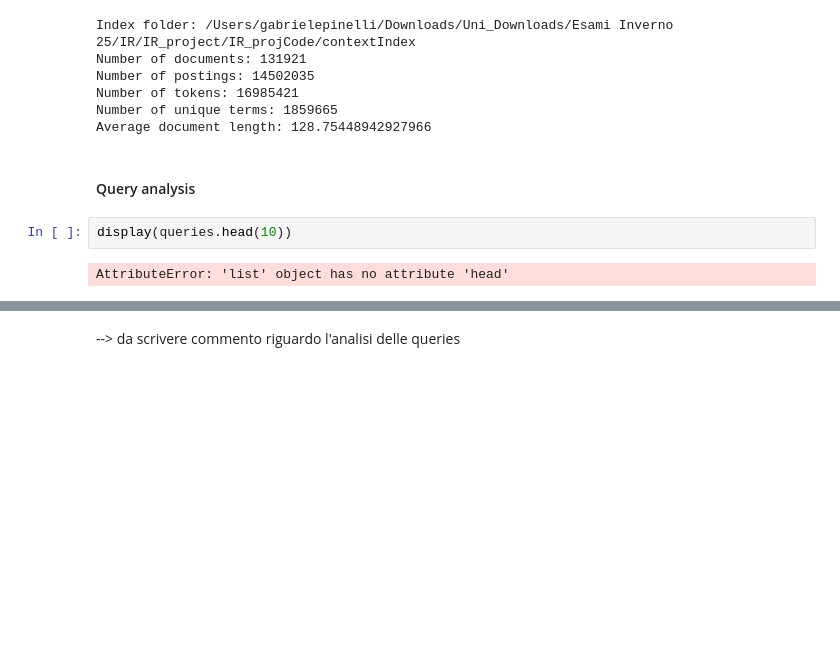
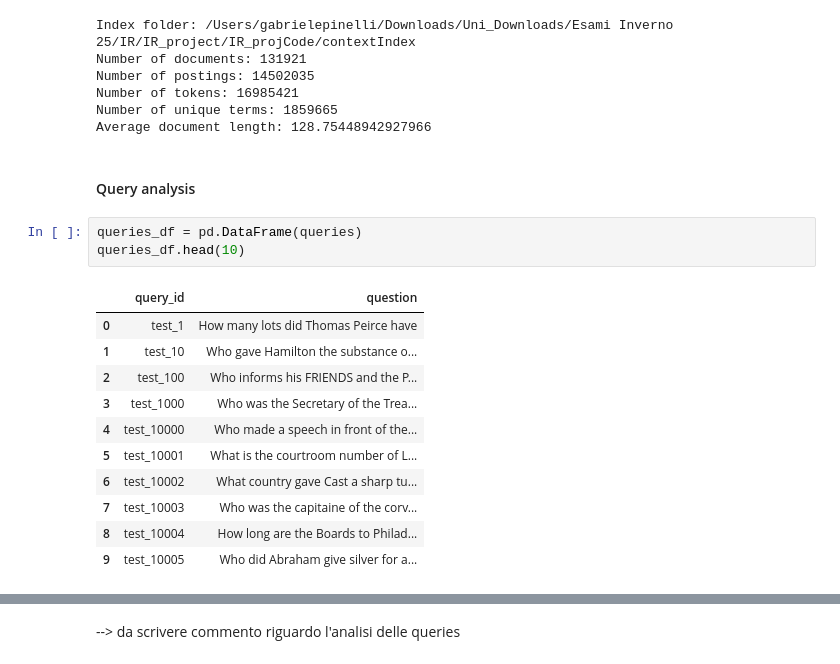
Before and after one commit to gpinelli/HistoricalNews_InformationRetrievalProject, a Jupyter notebook: Historical_News_Question_Answering2.ipynb, the cells around one changed output, grey strips where cells are left out. Drawn from its saved outputs; the diff is of its cells as text; blank space fills up the shorter version.

```diff
--- a/Historical_News_Question_Answering2.ipynb
+++ b/Historical_News_Question_Answering2.ipynb
@@ -873,6 +874,17 @@ Average document length: 128.75448942927966
 # %% [markdown]
 #### Query analysis
 # %%
-display(queries.head(10))
+queries_df = pd.DataFrame(queries)
+queries_df.head(10)
 # %% [output]
-AttributeError: 'list' object has no attribute 'head'
+|  | query_id | question |
+| 0 | test_1 | How many lots did Thomas Peirce have |
+| 1 | test_10 | Who gave Hamilton the substance o... |
+| 2 | test_100 | Who informs his FRIENDS and the P... |
+| 3 | test_1000 | Who was the Secretary of the Trea... |
+| 4 | test_10000 | Who made a speech in front of the... |
+| 5 | test_10001 | What is the courtroom number of L... |
+| 6 | test_10002 | What country gave Cast a sharp tu... |
+| 7 | test_10003 | Who was the capitaine of the corv... |
+| 8 | test_10004 | How long are the Boards to Philad... |
+| 9 | test_10005 | Who did Abraham give silver for a... |
```
Also changed, not shown: parts of 16 cells of this notebook.
